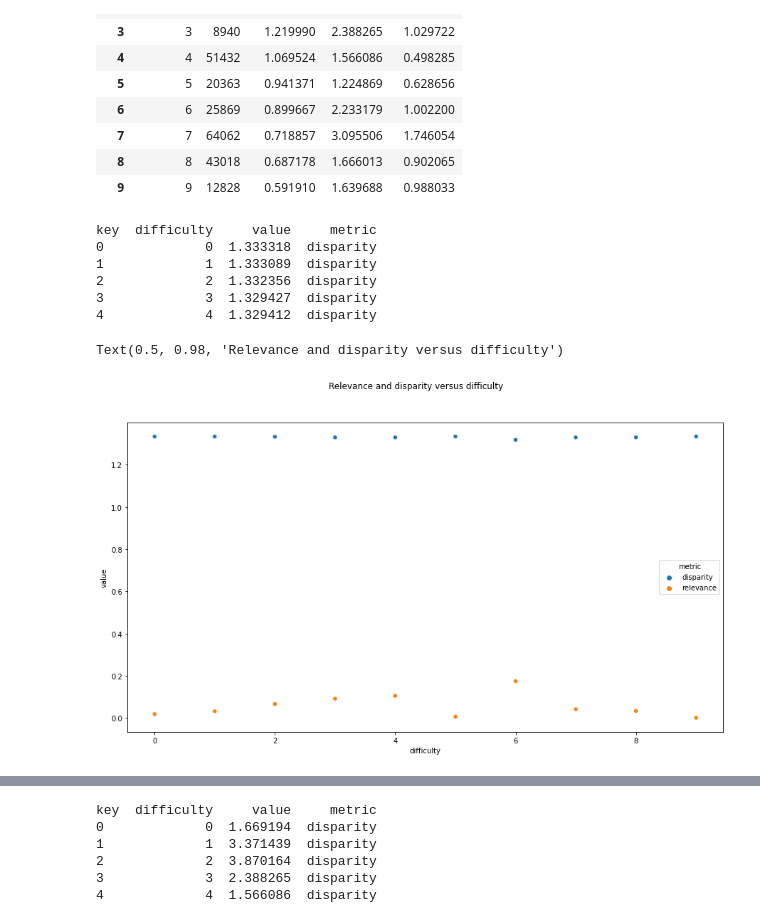
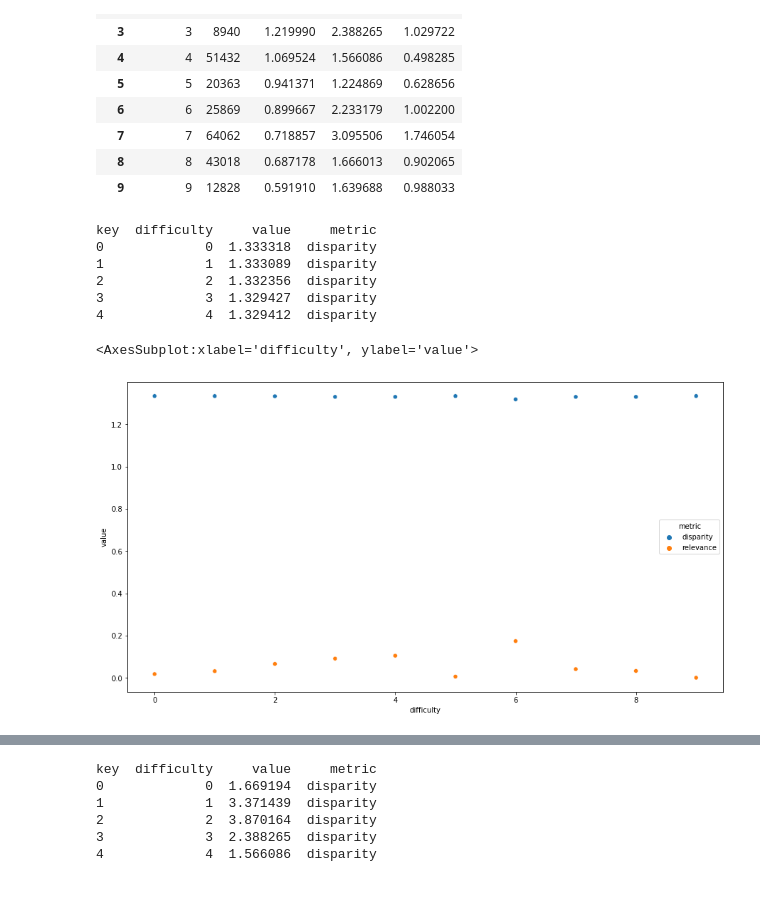
Before and after one commit to pilmus/thesis, a Jupyter notebook: app/notebooks/lm_error_analysis.ipynb, the cells around one changed output, grey strips where cells are left out. Drawn from its saved outputs; the diff is of its cells as text; code cells hidden in the pictures; blank space fills up the shorter version.

```diff
--- a/app/notebooks/lm_error_analysis.ipynb
+++ b/app/notebooks/lm_error_analysis.ipynb
@@ -2708,28 +1977,28 @@ eelh.sort_values(by='difference',ascending=False)[:10].reset_index(drop=True).re
 # %%
 dif_disp_rel = eeli.sort_values(by='difference',ascending=False)[:10].reset_index(drop=True).reset_index().rename({'index':'difficulty'}, axis=1)
 disp = dif_disp_rel[["difficulty","disparity"]].rename({'disparity':'value'}, axis=1)
 relp = dif_disp_rel[["difficulty","relevance"]].rename({'relevance':'value'}, axis=1)
 concatenated = pd.concat([disp.assign(metric='disparity'), relp.assign(metric='relevance')])
 print(concatenated.head())
 
 fig, ax = plt.subplots(1,1,figsize = (15,8))
 # ax2 = ax.twinx()
 
 pi = iter(sns.color_palette())
 f = next(pi)
 s = next(pi)
 
 sns.scatterplot(data=concatenated, x='difficulty', y='value',hue='metric',ax=ax)
 
 
 
-fig.suptitle('Relevance and disparity versus difficulty')
+# fig.suptitle('Relevance and disparity versus difficulty')
 # %% [output]
 key  difficulty     value     metric
 0             0  1.333318  disparity
 1             1  1.333089  disparity
 2             2  1.332356  disparity
 3             3  1.329427  disparity
 4             4  1.329412  disparity
-Text(0.5, 0.98, 'Relevance and disparity versus difficulty')
+<AxesSubplot:xlabel='difficulty', ylabel='value'>
-[figure, old version]
+[figure, new version]
```
Also changed, not shown: parts of 99 cells of this notebook, 4 other files.
